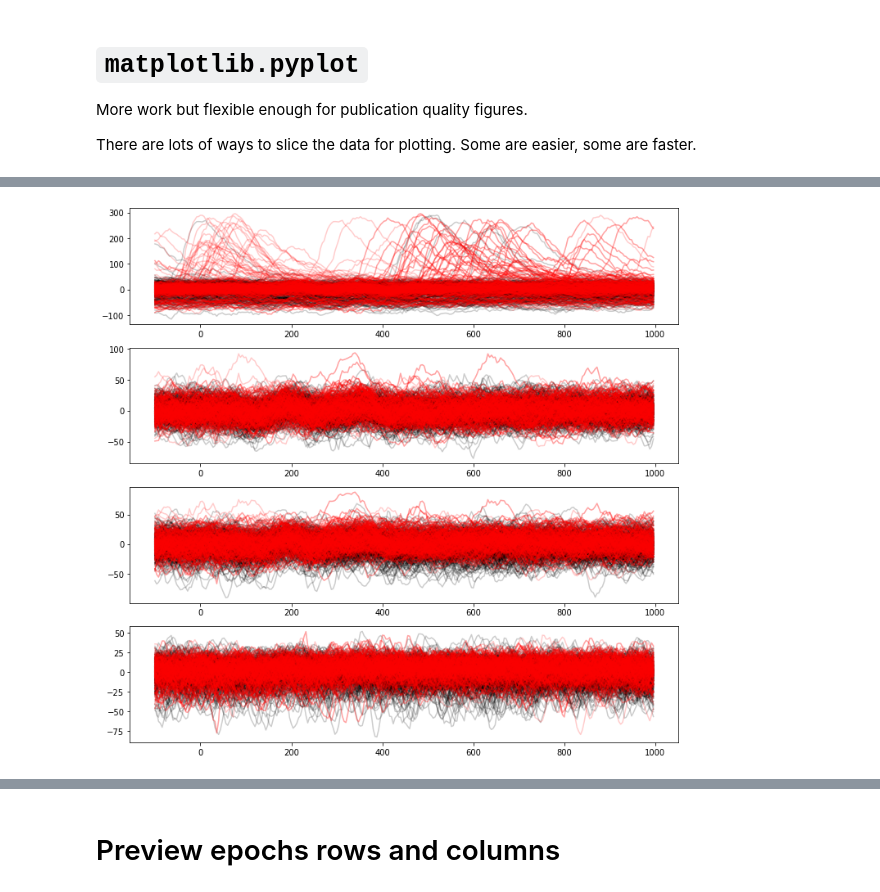
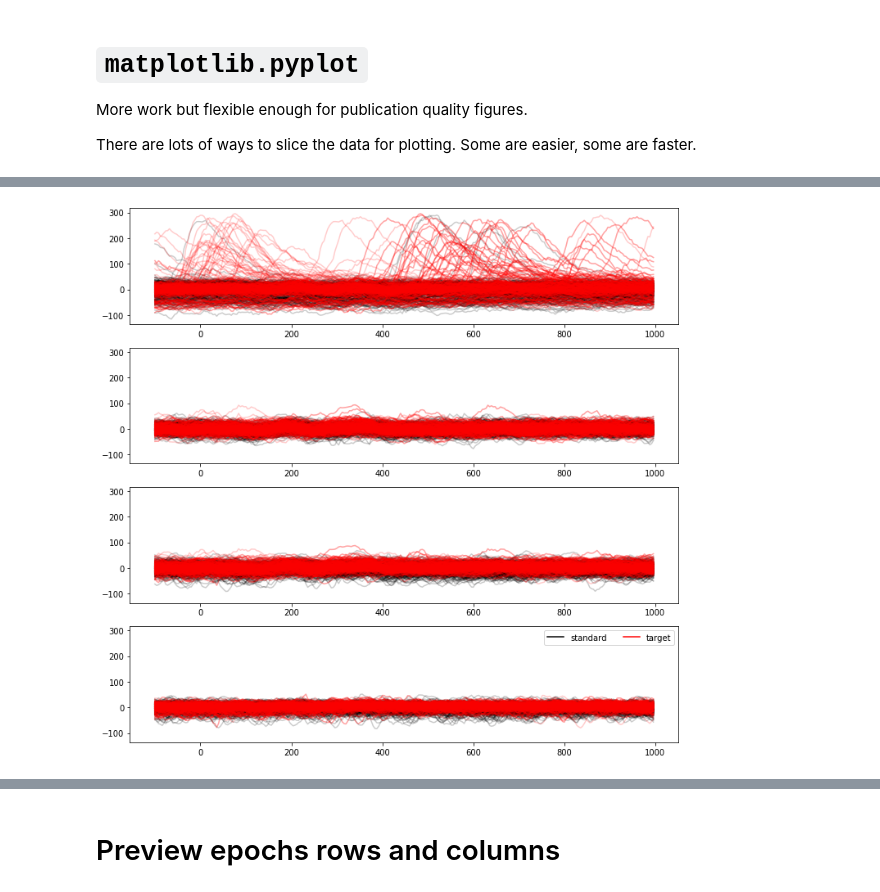
Before and after one commit to turbach/spudtr, a Jupyter notebook: docs/user_guide/visualize/visualize.ipynb, the cells around one changed output, grey strips where cells are left out. Drawn from its saved outputs; the diff is of its cells as text; code cells hidden in the pictures.

```diff
--- a/docs/user_guide/visualize/visualize.ipynb
+++ b/docs/user_guide/visualize/visualize.ipynb
@@ -81,9 +78,10 @@ AttributeError: 'Legend' object has no attribute 'lines'
 # %%
 %%time
 
-plt.close('all')
+import copy
 from matplotlib import pyplot as plt
-f, axs = plt.subplots(4, 1, figsize=(12,12))
+
+f, axs = plt.subplots(4, 1, figsize=(12,12), sharey=True)
 colors = {"standard": "black", "target": "red"}
 
 time_stamps = eeg_epochs_df.time_ms.unique()
@@ -91,24 +89,32 @@ n_times = len(time_stamps)
 n_channels = len(eeg_channels)
 leg_h = []
 for condition, trials in eeg_epochs_df.groupby('stim'):
-    leg_h.append((condition, colors[condition]))
+
+    # reshape the epochs x channel 2-D array for overplotting
     n_trials = len(trials)
     trial_arry = (
         trials[eeg_channels]
         .to_numpy()
         .reshape(int(n_trials / n_times), n_times, n_channels)
     )
-    print(trial_arry.shape)
+    print(trial_arry.shape)  # confirm (epochs, times, channels)
+
     for chan_idx, channel in enumerate(eeg_channels):
-        axs[chan_idx].plot(
+        axs[chan_idx].set_title(channel)
+        lines = axs[chan_idx].plot(
             time_stamps,
             trial_arry[:, :, chan_idx].squeeze().T,
             color=colors[condition],
             alpha=.2,
+            label=condition
         )
-        axs[chan_idx].set_title(channel)
 
-axs[0].legend(leg_h);
+    # build a custom legend on the way out
+    leg_line = copy.copy(lines[0]) # so we don't change the original line
+    leg_line.set_alpha(1.0)
+    leg_h.append(leg_line)
+
+leg = axs[-1].legend(handles=leg_h, loc='upper right', ncol=2);
 # %% [output]
 (292, 275, 4)
 (300, 275, 4)
@@ -119,18 +124,25 @@ Wall time: 1.27 s
 # %%
 %%time
 
-from matplotlib import pyplot as plt
-f, axs = plt.subplots(4, 1, figsize=(12,12))
+f, axs = plt.subplots(4, 1, figsize=(12,12), sharey=True)
 colors = {"standard": "black", "target": "red"}
 
+leg_h = []
 for condition, trials in eeg_epochs_df.groupby('stim'):
     for epoch_idx, trial in trials.groupby('epoch_id'):
         for chan_idx, channel in enumerate(eeg_channels):
-            axs[chan_idx].plot(
+            line = axs[chan_idx].plot(
                 eeg_epochs_df.time_ms.unique(),
                 trial[eeg_channels].to_numpy()[:, chan_idx],
                 color=colors[condition],
-                alpha=.2
+                alpha=.2,
+                label=condition
             )
-#axs[0].legend(colors);
+
+    # on way out, build custom legend handles current line
+    leg_line = copy.copy(line[0])
+    leg_line.set_alpha(1.0)
+    leg_h.append(leg_line)
+
+leg = axs[-1].legend(handles=leg_h, loc='upper right', ncol=2);
 # %% [output]
@@ -139 +151 @@ Wall time: 10.9 s
-[figure, old version]
+[figure, new version]
```
Also changed, not shown: parts of 10 cells of this notebook, 18 other files.
